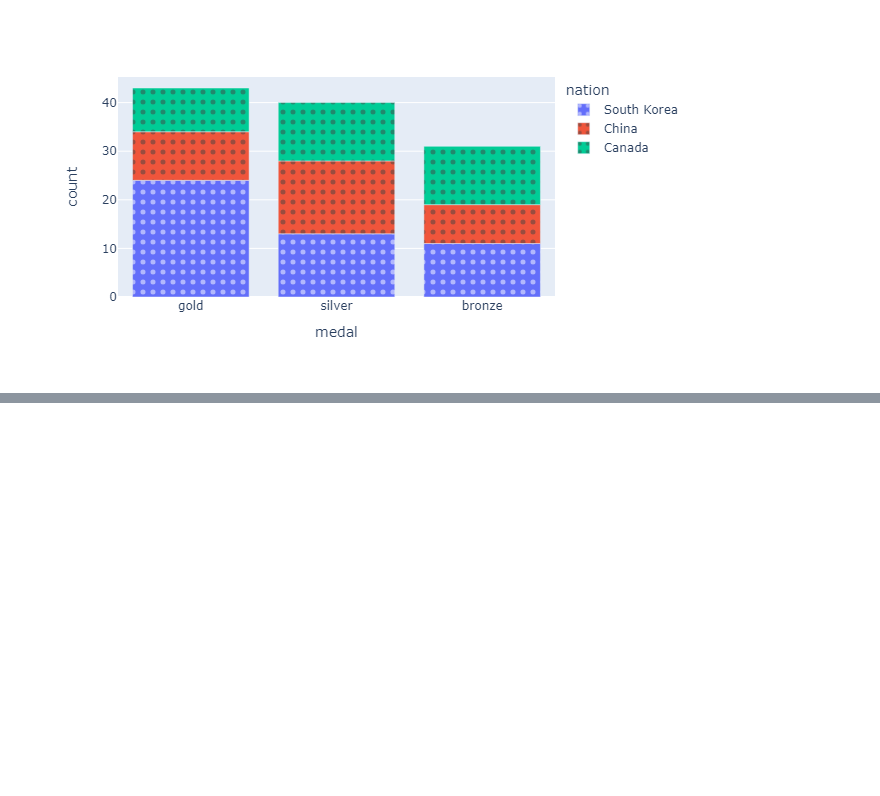
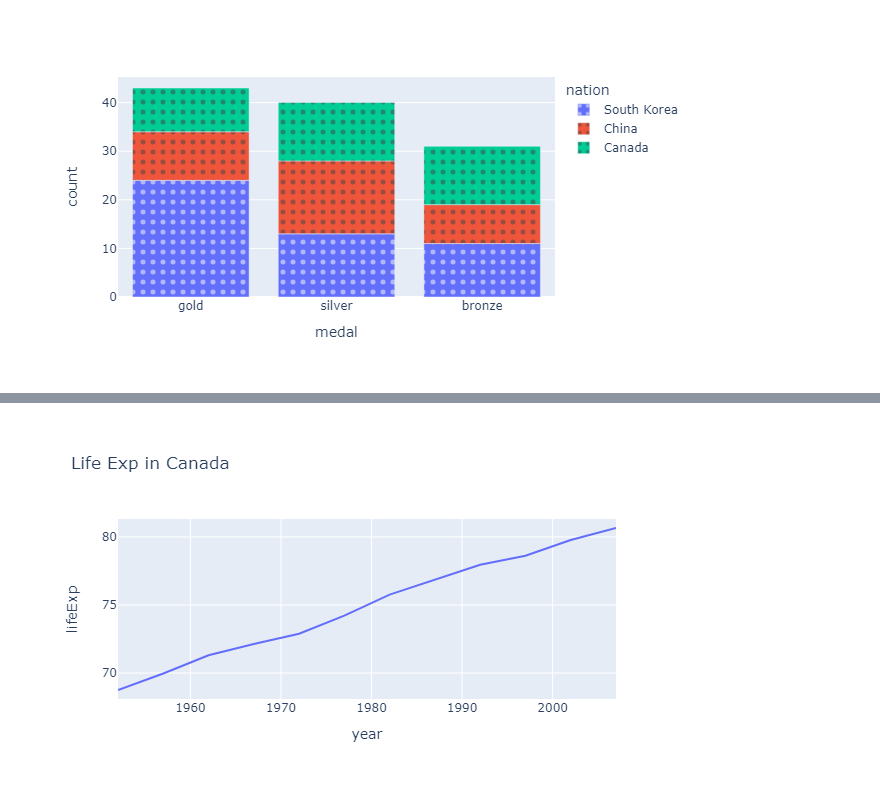
Before and after one commit to Tanay-Dwivedi/DADS-practice, a Jupyter notebook: Python/Plotly/plotly_practice1.ipynb, the cells around one changed output, grey strips where cells are left out. Saved outputs shown, nothing was run; the diff lists cells and outputs as text; code cells hidden in the pictures; blank space fills up the shorter version.

```diff
--- a/Python/Plotly/plotly_practice1.ipynb
+++ b/Python/Plotly/plotly_practice1.ipynb
@@ -162,0 +183,2 @@ px.bar(long_data, x = "medal", y = "count",
+# %%
+df = px.data.gapminder().query("country == 'Canada'")
@@ -162,0 +194,5 @@ px.bar(long_data, x = "medal", y = "count",
+# %%
+fig = px.line(df, x = "year", y = "lifeExp", title = "Life Exp in Canada")
+fig.show()
+# %% [output]
+[figure, added]
```
Also changed, not shown: parts of 17 cells of this notebook.
